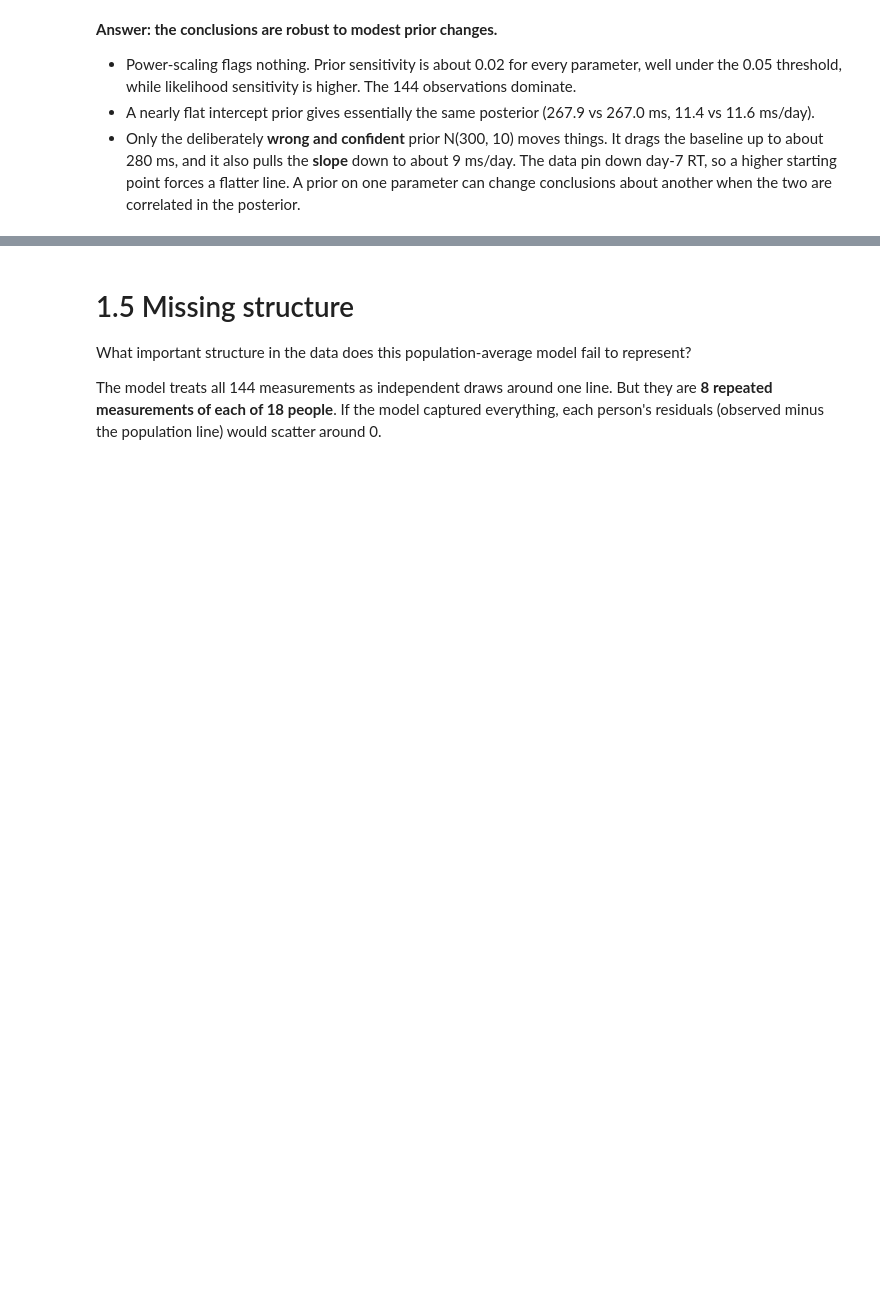
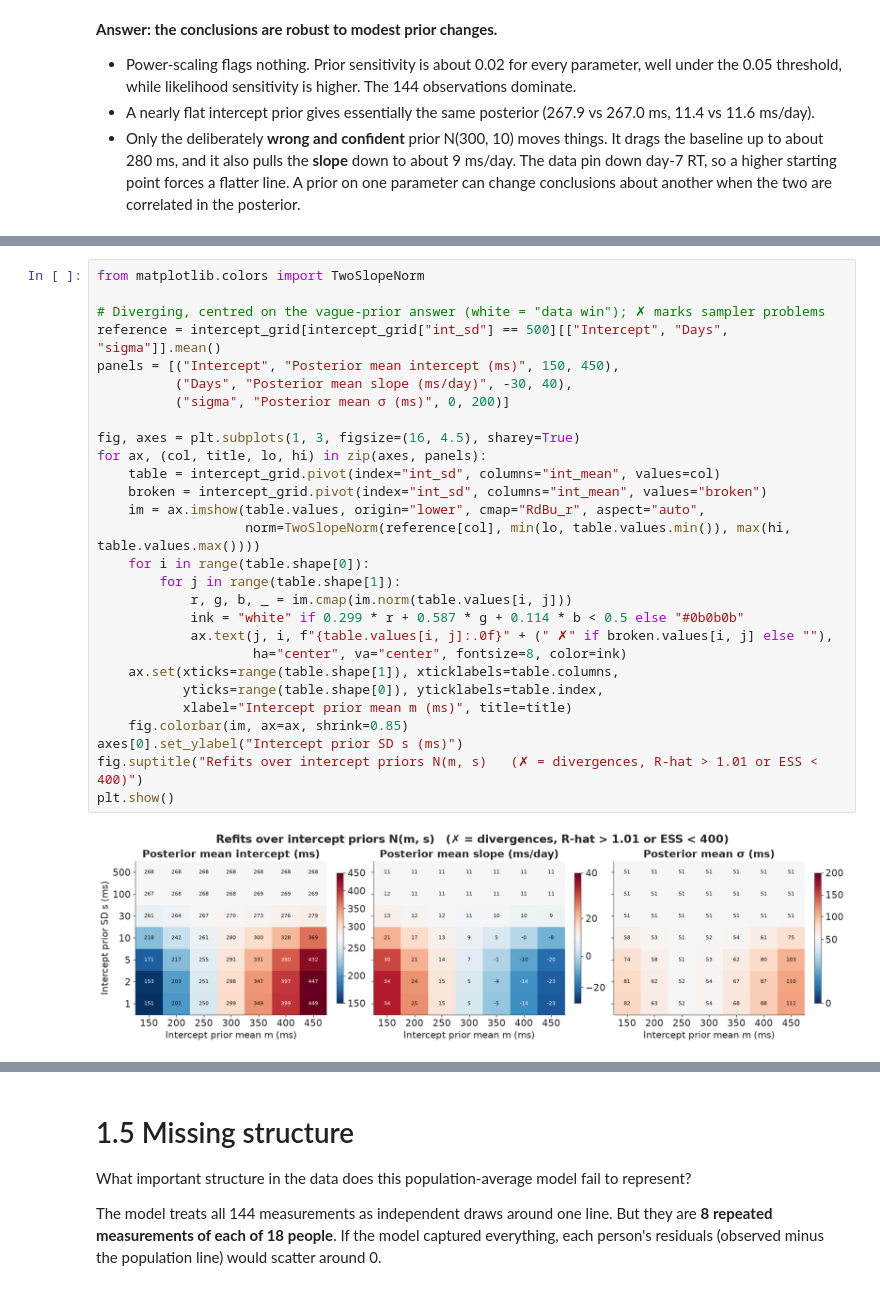
Before and after one commit to EnzonioBanderas/BayesianShortCourse, a Jupyter notebook: sleep/01_linear_baseline.ipynb, the cells around one changed output, grey strips where cells are left out. Drawn from its saved outputs; the diff is of its cells as text; blank space fills up the shorter version.

```diff
--- a/sleep/01_linear_baseline.ipynb
+++ b/sleep/01_linear_baseline.ipynb
@@ -419,0 +468,30 @@ plt.show()
+# %%
+from matplotlib.colors import TwoSlopeNorm
+
+# Diverging, centred on the vague-prior answer (white = "data win"); ✗ marks sampler problems
+reference = intercept_grid[intercept_grid["int_sd"] == 500][["Intercept", "Days", "sigma"]].mean()
+panels = [("Intercept", "Posterior mean intercept (ms)", 150, 450),
+          ("Days", "Posterior mean slope (ms/day)", -30, 40),
+          ("sigma", "Posterior mean σ (ms)", 0, 200)]
+
+fig, axes = plt.subplots(1, 3, figsize=(16, 4.5), sharey=True)
+for ax, (col, title, lo, hi) in zip(axes, panels):
+    table = intercept_grid.pivot(index="int_sd", columns="int_mean", values=col)
+    broken = intercept_grid.pivot(index="int_sd", columns="int_mean", values="broken")
+    im = ax.imshow(table.values, origin="lower", cmap="RdBu_r", aspect="auto",
+                   norm=TwoSlopeNorm(reference[col], min(lo, table.values.min()), max(hi, table.values.max())))
+    for i in range(table.shape[0]):
+        for j in range(table.shape[1]):
+            r, g, b, _ = im.cmap(im.norm(table.values[i, j]))
+            ink = "white" if 0.299 * r + 0.587 * g + 0.114 * b < 0.5 else "#0b0b0b"
+            ax.text(j, i, f"{table.values[i, j]:.0f}" + (" ✗" if broken.values[i, j] else ""),
+                    ha="center", va="center", fontsize=8, color=ink)
+    ax.set(xticks=range(table.shape[1]), xticklabels=table.columns,
+           yticks=range(table.shape[0]), yticklabels=table.index,
+           xlabel="Intercept prior mean m (ms)", title=title)
+    fig.colorbar(im, ax=ax, shrink=0.85)
+axes[0].set_ylabel("Intercept prior SD s (ms)")
+fig.suptitle("Refits over intercept priors N(m, s)   (✗ = divergences, R-hat > 1.01 or ESS < 400)")
+plt.show()
+# %% [output]
+[figure, added]
```
Also changed, not shown: parts of 6 cells of this notebook.
